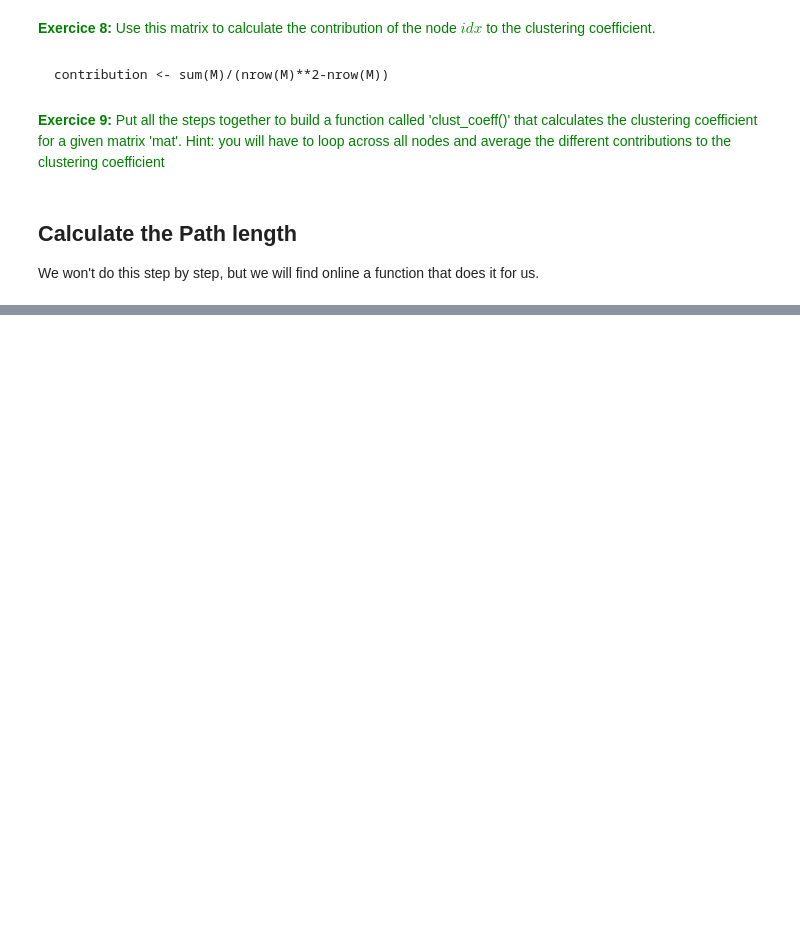
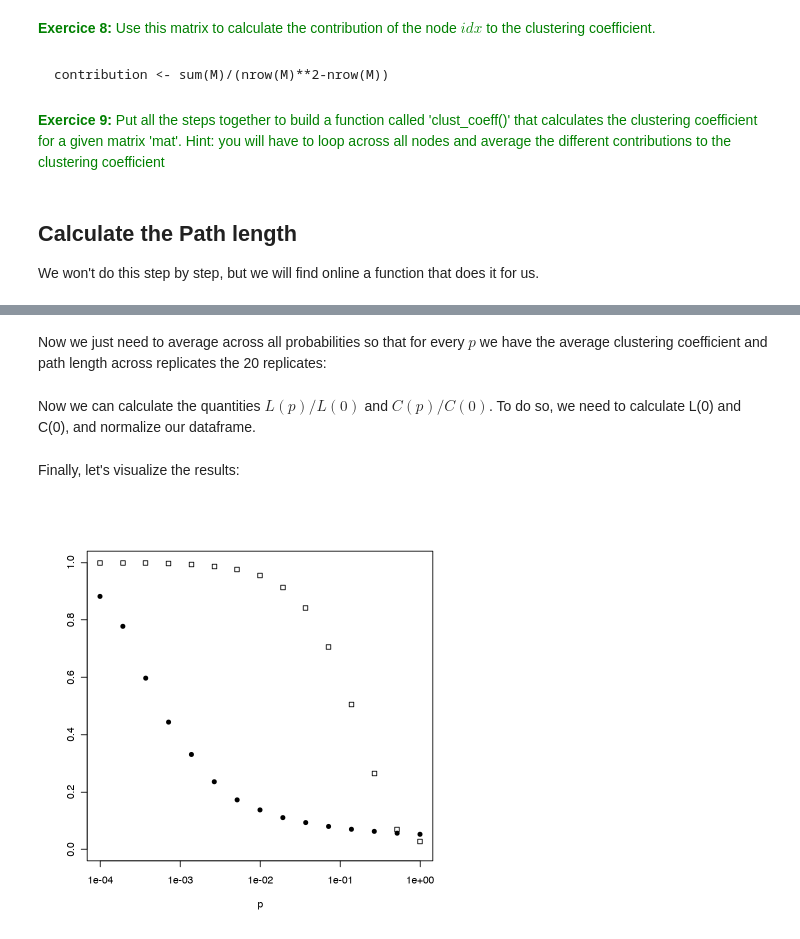
Before and after one commit to bernibra/Quantitative-Approaches-practical, a Jupyter notebook: index.ipynb, the cells around one changed output, grey strips where cells are left out. Drawn from its saved outputs; the diff is of its cells as text; code cells hidden in the pictures; blank space fills up the shorter version.

```diff
--- a/index.ipynb
+++ b/index.ipynb
@@ -206,0 +220,2 @@ We won't do this step by step, but we will find online a function that does it f
+# %%
+x <- exp(seq(log(0.0001), log(1), length.out = 15))
@@ -206,0 +225,38 @@ We won't do this step by step, but we will find online a function that does it f
+# %%
+N <- 1000
+K <- 10
+replicates <- 20
+results <- c()
+for (i in x){
+  for (j in 1:replicates){
+    rmat <- watts_random(N,K,i)
+    g <- graph_from_adjacency_matrix(rmat, mode="undirected")
+    results <- rbind(results, c(i,average.path.length(g, directed=FALSE, unconnected=FALSE), clust_coeff(rmat)))
+  }
+}
+results <- data.frame(p=results[,1], l=results[,2], c=results[,3])
+# %% [markdown]
+
+Now we just need to average across all probabilities so that for every $p$ we have the average clustering coefficient and path length across replicates the 20 replicates:
+# %%
+dat <- aggregate(results[,2:3], list(results$p), mean)
+# %% [markdown]
+
+Now we can calculate the quantities $L(p)/L(0)$ and $C(p)/C(0)$. To do so, we need to calculate L(0) and C(0), and normalize our dataframe.
+# %%
+mat <- watts_random(N,K,0)
+g <- graph_from_adjacency_matrix(mat, mode="undirected")
+
+l0 <- average.path.length(g, directed=FALSE, unconnected=FALSE)
+c0 <- clust_coeff(mat)
+
+dat$l <- dat$l/l0
+dat$c <- dat$c/c0
+# %% [markdown]
+
+Finally, let's visualize the results:
+# %%
+plot(as.numeric(as.character(dat$Group.1)), dat$l, pch=16, type="p", ylim=c(0,1), log="x", ylab = "", xlab = "p")
+points(as.numeric(as.character(dat$Group.1)), dat$c, pch=0)
+# %% [output]
+[figure, added]
```
Also changed, not shown: parts of 20 cells of this notebook, 2 other files.
